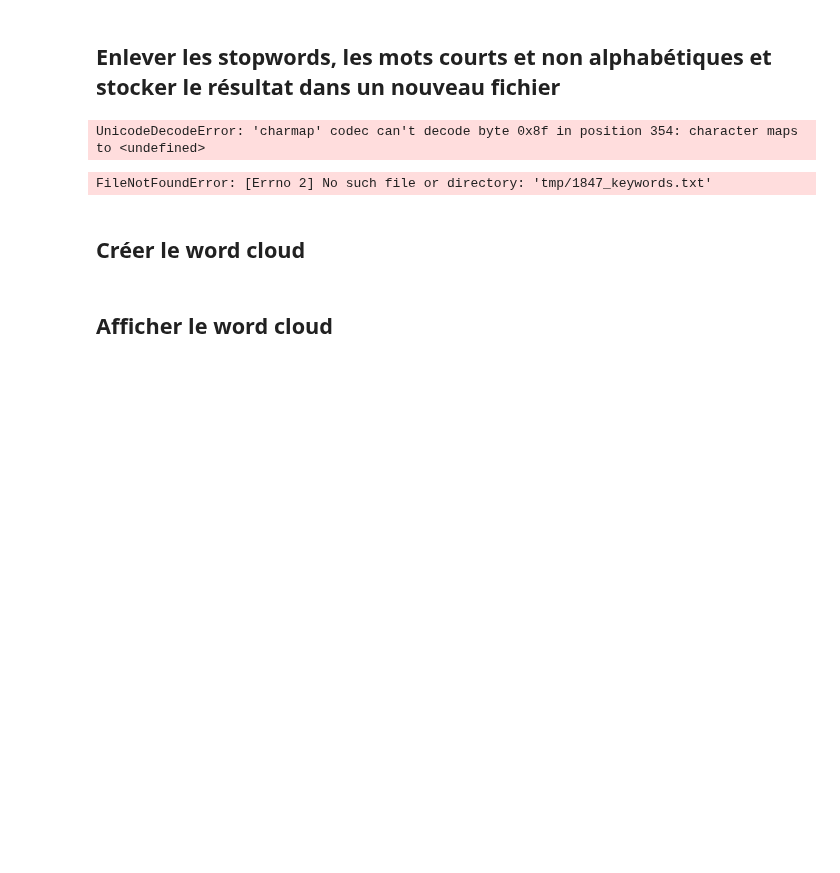
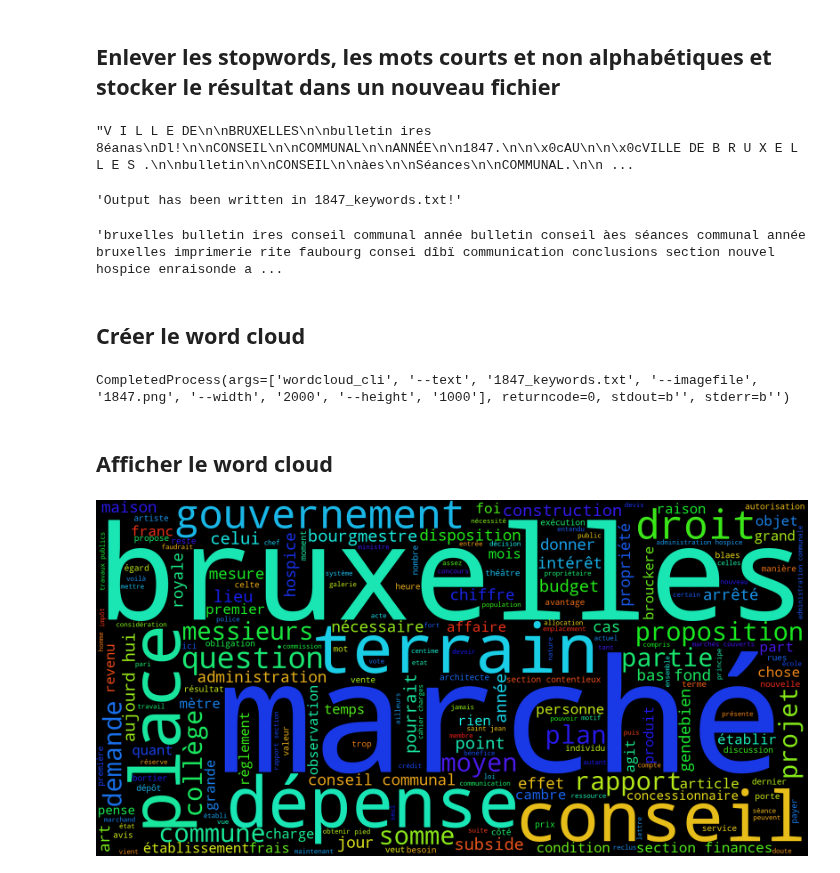
Before and after one commit to emeldal/tac, a Jupyter notebook: module3/s2_wordcloud.ipynb, the cells around one changed output. Cells and saved outputs as stored; diff of their text form; code cells hidden in the pictures; blank space fills up the shorter version.

```diff
--- a/module3/s2_wordcloud.ipynb
+++ b/module3/s2_wordcloud.ipynb
@@ -51,27 +51,29 @@ with open(f'{YEAR}.txt', 'w', encoding='utf-8') as f:
 # %%
 # Imprimer le contenu du fichier et constater les "déchets"
 
-with open(f'{YEAR}.txt', 'r') as f:
+with open(f'{YEAR}.txt', 'r', encoding='utf-8' ) as f:
     before = f.read()
 
 before[:500]
 # %% [output]
-UnicodeDecodeError: 'charmap' codec can't decode byte 0x8f in position 354: character maps to <undefined>
+"V I L L E DE\n\nBRUXELLES\n\nbulletin ires 8éanas\nDl!\n\nCONSEIL\n\nCOMMUNAL\n\nANNÉE\n\n1847.\n\n\x0cAU\n\n\x0cVILLE DE B R U X E L L E S .\n\nbulletin\n\nCONSEIL\n\nàes\n\nSéances\n\nCOMMUNAL.\n\n ...
 # %%
 # Appliquer la fonction filtering (que vous pouvez customiser)
 
 from filtering import filtering
 
-filtering(YEAR, folder='tmp')
+filtering(YEAR)
 # %% [output]
-FileNotFoundError: [Errno 2] No such file or directory: 'tmp/1847_keywords.txt'
+'Output has been written in 1847_keywords.txt!'
 # %%
 # Vérifier le résultat
 
-with open(f'tmp/{YEAR}_keywords.txt', 'r') as f:
+with open(f'{YEAR}_keywords.txt', 'r', encoding='utf-8') as f:
     after = f.read()
 
 after[:500]
+# %% [output]
+'bruxelles bulletin ires conseil communal année bulletin conseil àes séances communal année bruxelles imprimerie rite faubourg consei dîbï communication conclusions section nouvel hospice enraisonde a ...
 # %% [markdown]
 ## Créer le word cloud
 # %%
@@ -79,16 +81,20 @@ import subprocess
 
 command = [
     'wordcloud_cli',
-    '--text', f'tmp/{YEAR}_keywords.txt',
-    '--imagefile', f'tmp/{YEAR}.png',
+    '--text', f'{YEAR}_keywords.txt',
+    '--imagefile', f'{YEAR}.png',
     '--width', '2000',
     '--height', '1000',
 ]
 
 subprocess.run(command, capture_output=True)
+# %% [output]
+CompletedProcess(args=['wordcloud_cli', '--text', '1847_keywords.txt', '--imagefile', '1847.png', '--width', '2000', '--height', '1000'], returncode=0, stdout=b'', stderr=b'')
 # %% [markdown]
 ## Afficher le word cloud
 # %%
 from IPython.display import Image
 
-Image(filename=f'tmp/{YEAR}.png')
+Image(filename=f'{YEAR}.png')
+# %% [output]
+[figure, added]
```
Also changed, not shown: 4 other files.
